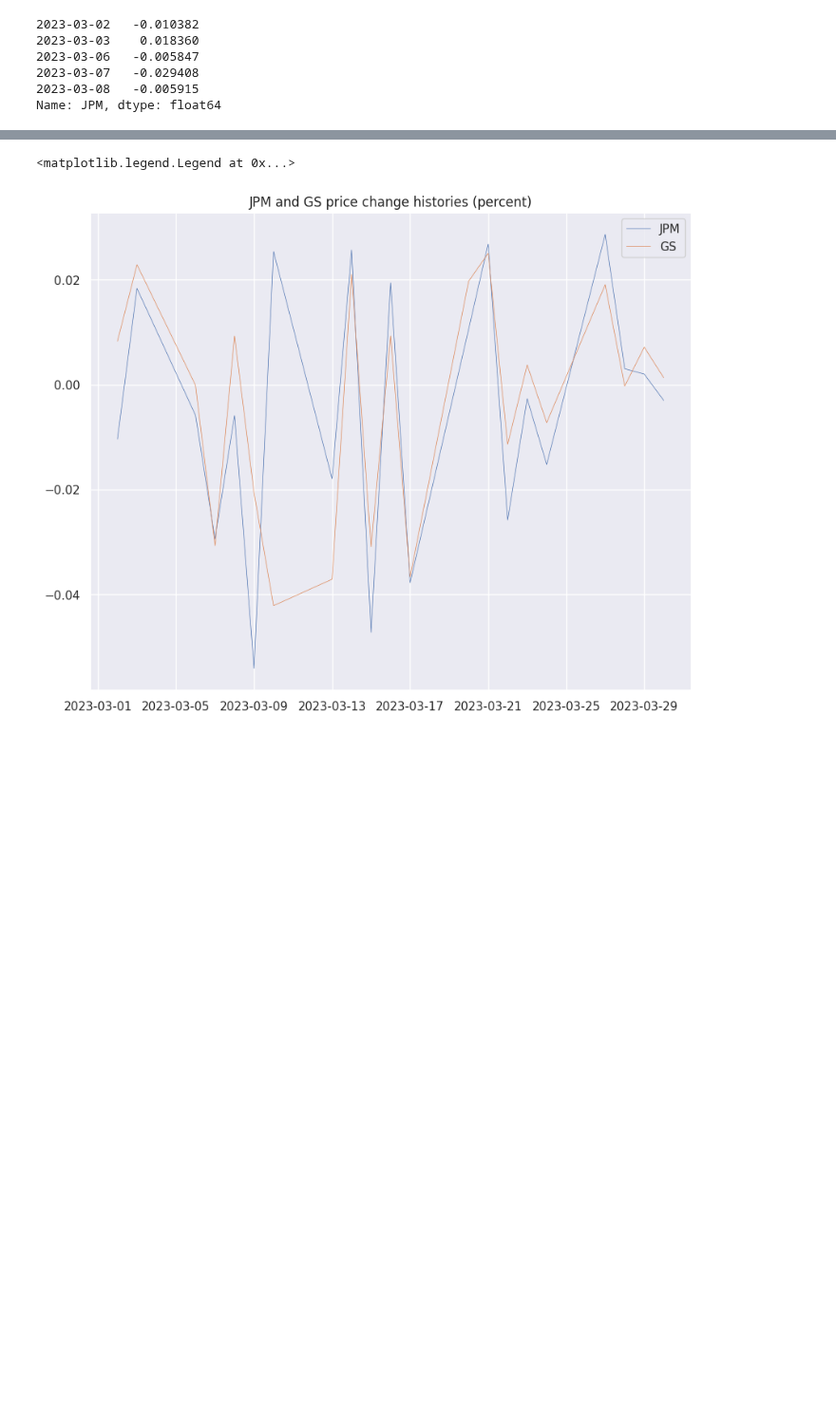
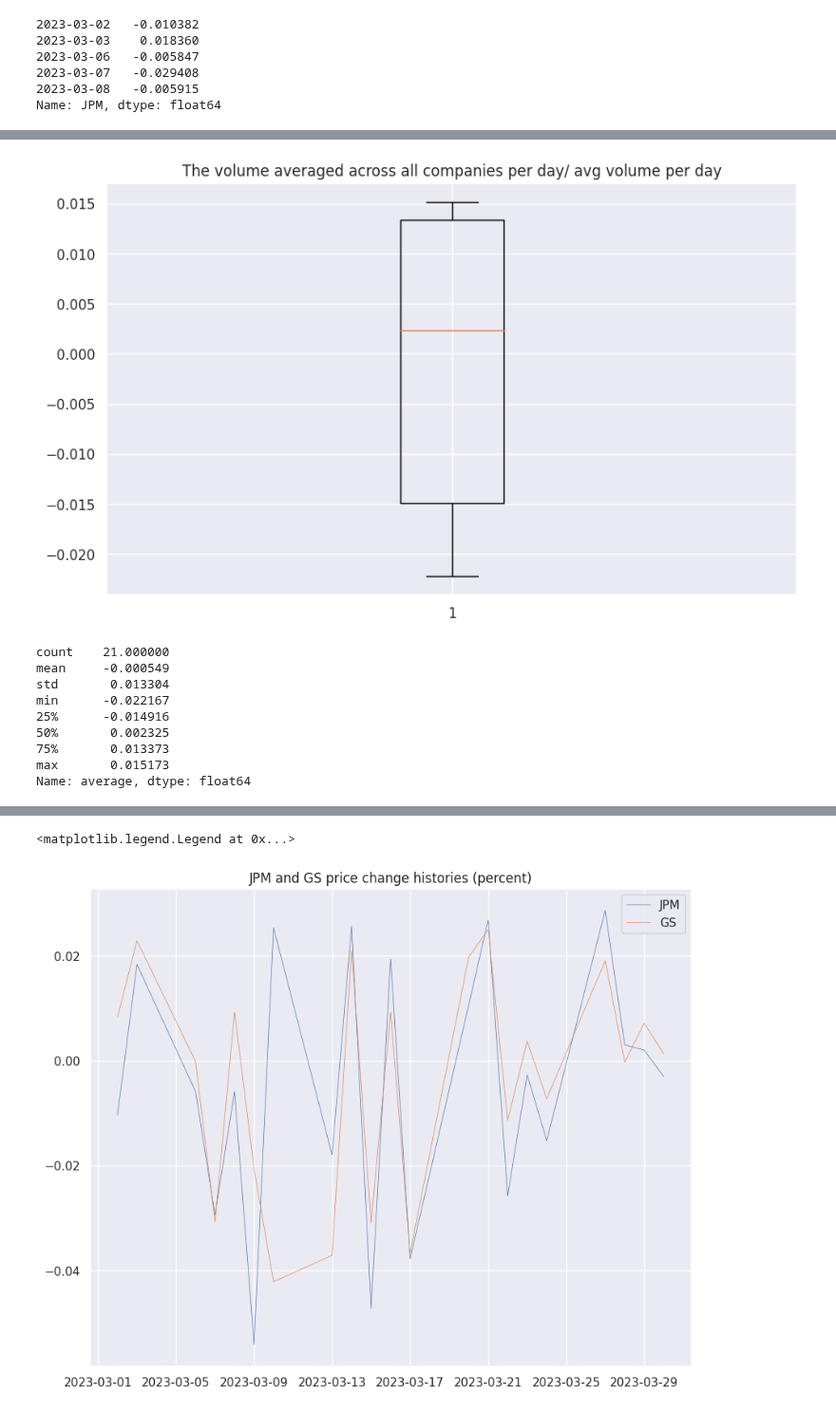
Before and after one commit to ktongk/BTT-JPMC-1, a Jupyter notebook: scrape_data.ipynb, the cells around one changed output, grey strips where cells are left out. Shown at 95% size. Saved outputs shown, nothing was run; the diff lists cells and outputs as text; code cells hidden in the pictures; blank space fills up the shorter version.

```diff
--- a/scrape_data.ipynb
+++ b/scrape_data.ipynb
@@ -278,0 +387,25 @@ Text(0.5, 1.0, 'Price Change Scatterplot between JPM and GS. Correlation = 0.652
+# %%
+fig, ax = plt.subplots(figsize=(10, 6))
+ax.set(title="The volume averaged across all companies per day/ avg volume per day")
+df_volume_summary_stats = df_volume.describe()
+df_volume_summary_stats['average'] = df_volume_summary_stats.mean(axis=1)
+df_volume_summary_stats['average']
+
+
+# Creating plot
+plt.boxplot(df_price_plotting['average'])
+
+# show plot
+plt.show()
+df_price_plotting['average'].describe()
+# %% [output]
+[figure, added]
+count    21.000000
+mean     -0.000549
+std       0.013304
+min      -0.022167
+25%      -0.014916
+50%       0.002325
+75%       0.013373
+max       0.015173
+Name: average, dtype: float64
```
Also changed, not shown: parts of 35 cells of this notebook.
